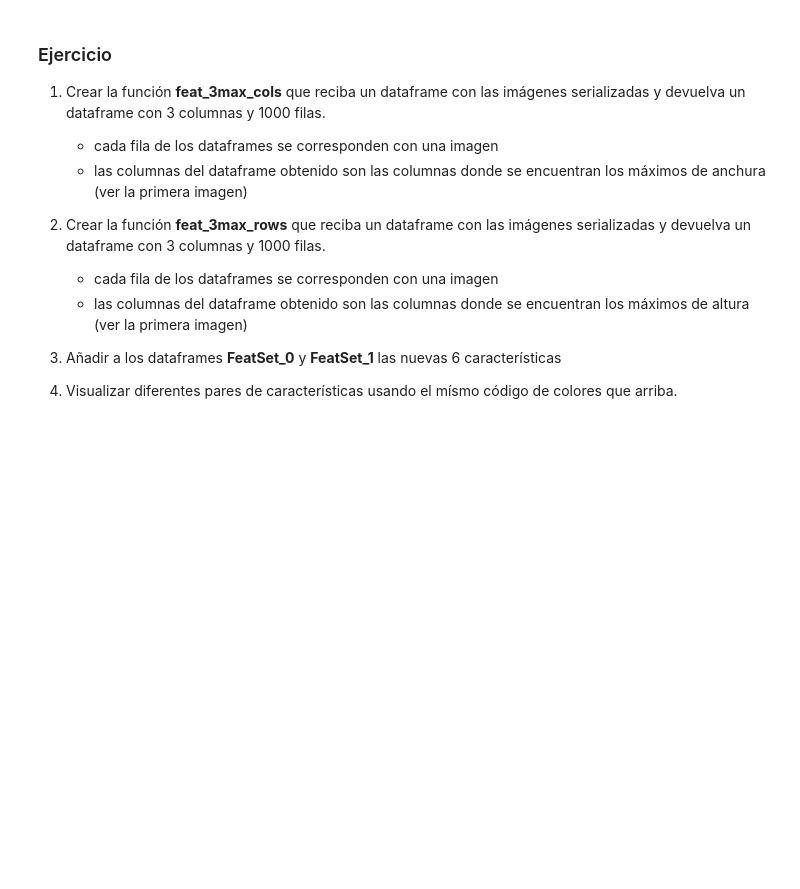
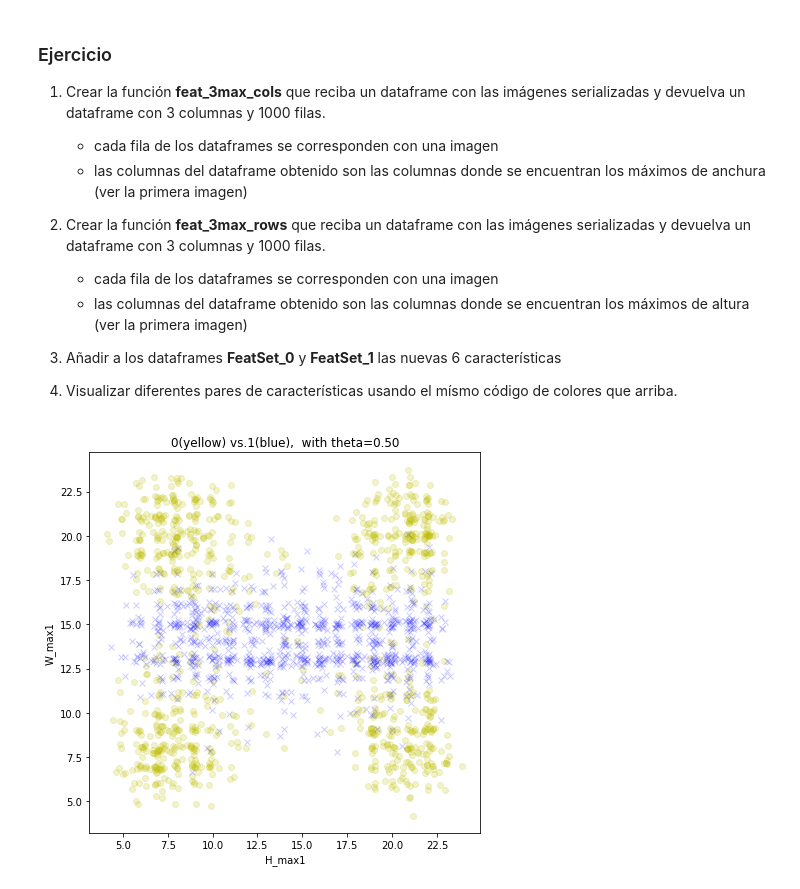
Before and after one commit to davidmubernal/MUVA_RP_2020, a Jupyter notebook: Bloque1_ML/S01_operaciones_basicas_dataset/02_extraccion_caracteristicas.ipynb, the cells around one changed output. Cells and saved outputs as stored; diff of their text form; code cells hidden in the pictures; blank space fills up the shorter version.

```diff
--- a/Bloque1_ML/S01_operaciones_basicas_dataset/02_extraccion_caracteristicas.ipynb
+++ b/Bloque1_ML/S01_operaciones_basicas_dataset/02_extraccion_caracteristicas.ipynb
@@ -140,3 +190,7 @@ Como habrá muchos pares (anchura,altura) que coincidan, una buena idea es separ
+# %%
+def jitter(X,sigma=0.3):
+    random_sign = (-1)**np.random.randint(1,3,*X.shape)
+    return X + np.random.normal(0,sigma,*X.shape)*random_sign
 # %% [markdown]
 ### Ejercicio
 1. Crear la función **feat_3max_cols** que reciba un dataframe con las imágenes serializadas y devuelva un dataframe con 3 columnas y 1000 filas.
@@ -152,0 +222,42 @@ Como habrá muchos pares (anchura,altura) que coincidan, una buena idea es separ
+# %%
+def feat_3max_rows(data):
+    # data: dataframe
+    #
+    row_3maxs = np.zeros([data.shape[0],3]) #<- allocate memory with zeros
+    data = data.values.reshape([data.shape[0],28,28])
+    #-> axis 0: id of instance, axis 1: width(cols) , axis 2: height(rows)
+    for k in range(data.shape[0]):
+        #..current image
+        x = data[k,:,:]
+        #--width feature
+        sum_cols = x.sum(axis=1) #<- axis1 of x, not of data!!
+        row_3maxs[k,:] = np.argsort(sum_cols)[-3:]
+    feature_df = pd.DataFrame(row_3maxs,  columns=['H_max1', 'H_max2', 'H_max3'])
+    return feature_df
+# %%
+if 'FeatSet_0' in locals(): del FeatSet_0 #<- good practice in notebook because i am concatenaning in next line
+feat1_df = feat_width(FullSet_0, theta=theta)
+feat2_df = feat_height(FullSet_0, theta=theta)
+feat3_df = feat_3max_cols(FullSet_0)
+feat4_df = feat_3max_rows(FullSet_0)
+FeatSet_0 = pd.concat([feat1_df, feat2_df, feat3_df, feat4_df],axis=1)
+
+if 'FeatSet_1' in locals(): del FeatSet_1 #<- good practice in notebook because i am concatenaning in next line
+feat1_df = feat_width(FullSet_1, theta=theta)
+feat2_df = feat_height(FullSet_1, theta=theta)
+feat3_df = feat_3max_cols(FullSet_1)
+feat4_df = feat_3max_rows(FullSet_1)
+FeatSet_1 = pd.concat([feat1_df, feat2_df, feat3_df, feat4_df],axis=1)
+# %%
+
+horizontal = 'H_max1'
+vertical = 'W_max1'
+alpha=0.2
+plt.plot(jitter(FeatSet_0[horizontal],sigma), jitter(FeatSet_0[vertical],sigma),'yo',alpha=alpha)
+plt.plot(jitter(FeatSet_1[horizontal],sigma), jitter(FeatSet_1[vertical],sigma),'bx',alpha=alpha)
+plt.xlabel(horizontal)
+plt.ylabel(vertical)
+plt.title('0(yellow) vs.1(blue),  with theta=%0.2f'%theta)
+plt.show()
+# %% [output]
+[figure, added]
```
Also changed, not shown: parts of 5 cells of this notebook, 1 other file.
